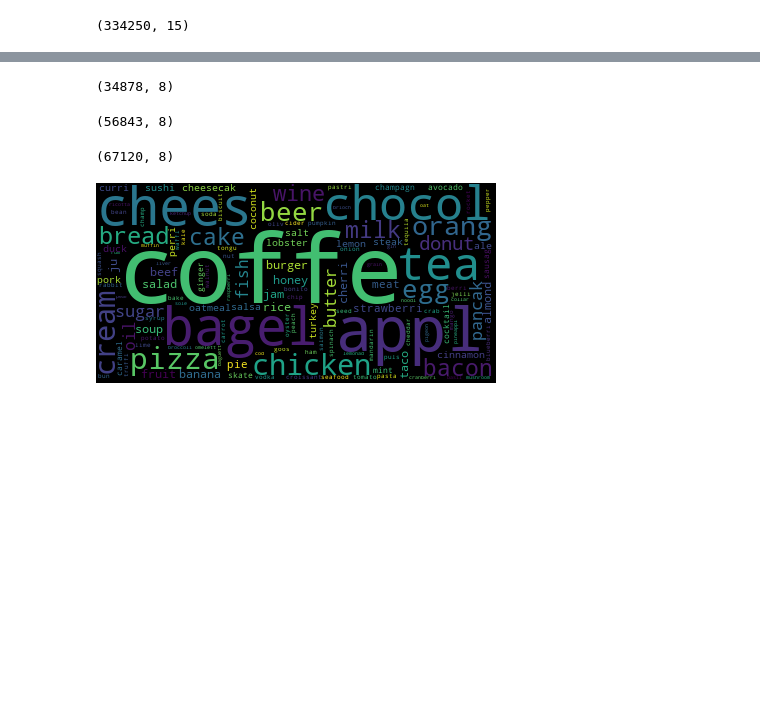
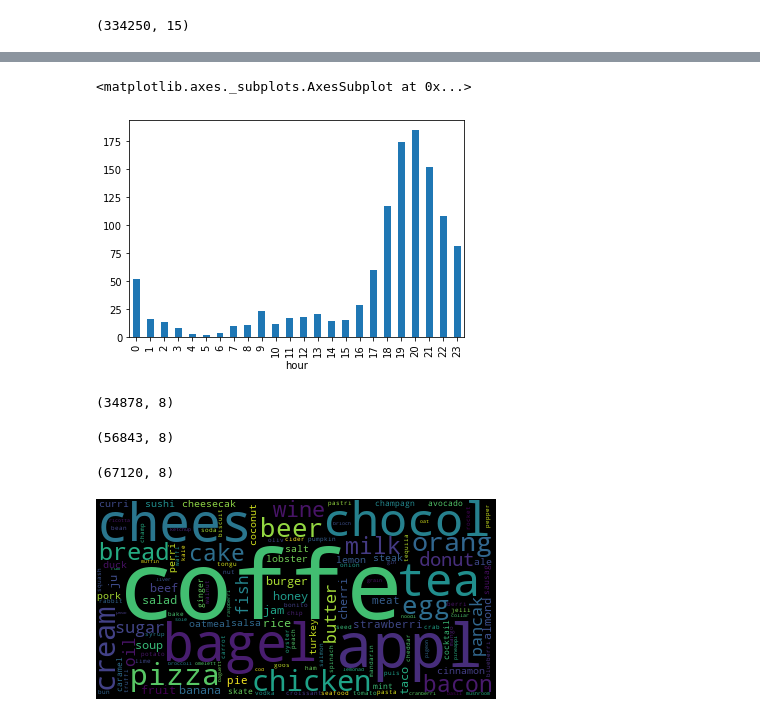
Before and after one commit to YangZhouCSS/cssphd, a Jupyter notebook: RQ1.ipynb, the cells around one changed output, grey strips where cells are left out. Cells and saved outputs as stored; diff of their text form; code cells hidden in the pictures; blank space fills up the shorter version.

```diff
--- a/RQ1.ipynb
+++ b/RQ1.ipynb
@@ -47 +44,7 @@ df
+# %%
+dn = df[df['text'].str.contains("#dinner", na=False, case=False)]
+dn.groupby('hour').size().plot(kind='bar')
+# %% [output]
+<matplotlib.axes._subplots.AxesSubplot at 0x...>
+[figure, added]
 # %%
```
Also changed, not shown: parts of 24 cells of this notebook.
